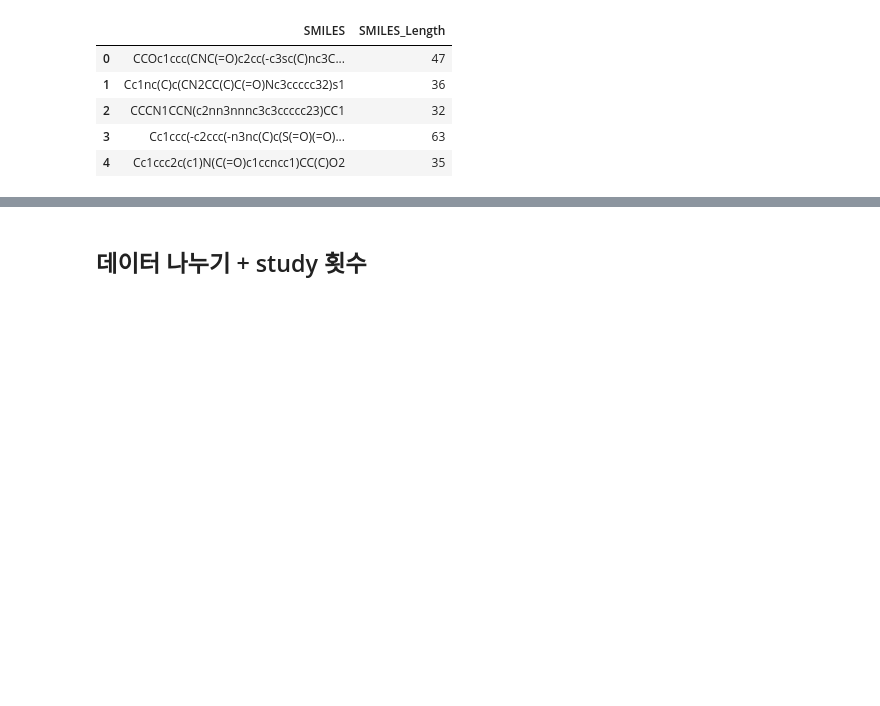
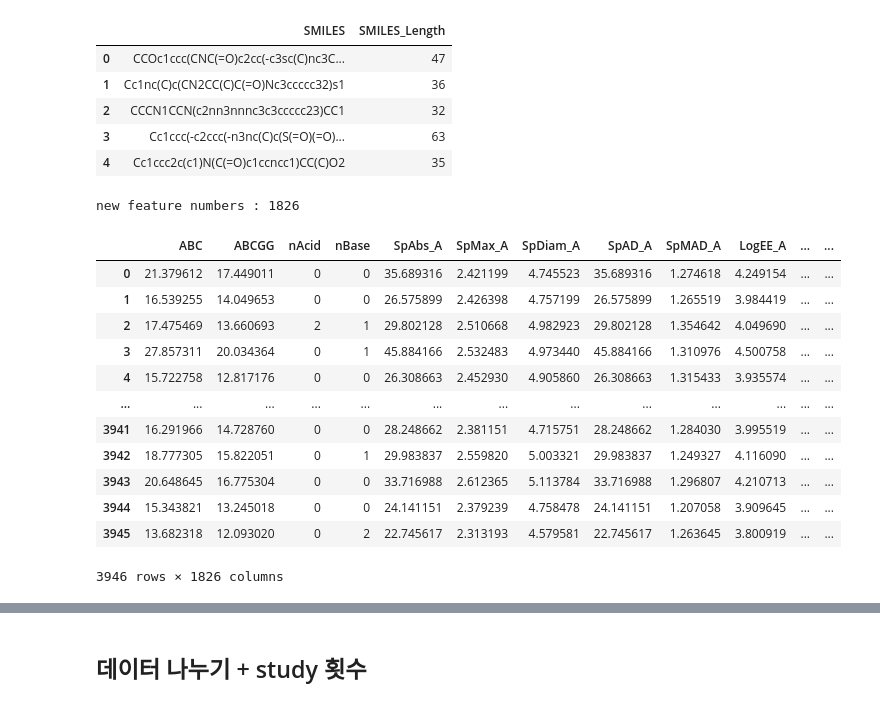
Before and after one commit to AnMyeongGyu/dacon_new_drug, a Jupyter notebook: 03_xgboost_more_feature.ipynb, the cells around one changed output, grey strips where cells are left out. Cells and saved outputs as stored; diff of their text form; code cells hidden in the pictures; blank space fills up the shorter version.

```diff
--- a/03_xgboost_more_feature.ipynb
+++ b/03_xgboost_more_feature.ipynb
@@ -422,3 +426,27 @@ df_total[['SMILES', 'SMILES_Length']].head()
 | 2 | CCCN1CCN(c2nn3nnnc3c3ccccc23)CC1 | 32 |
 | 3 | Cc1ccc(-c2ccc(-n3nc(C)c(S(=O)(=O)... | 63 |
 | 4 | Cc1ccc2c(c1)N(C(=O)c1ccncc1)CC(C)O2 | 35 |
+# %%
+# 2D and 3D features
+from mordred import Calculator, descriptors
+
+calc = Calculator(descriptors, ignore_3D=False)
+print(f'new feature numbers : {len(calc.descriptors)}')
+
+total_mordred = calc.pandas([Chem.MolFromSmiles(x) for x in df_total.SMILES])
+total_mordred
+# %% [output]
+new feature numbers : 1826
+|  | ABC | ABCGG | nAcid | nBase | SpAbs_A | SpMax_A | SpDiam_A | SpAD_A | SpMAD_A | LogEE_A | ... | ... |
+| 0 | 21.379612 | 17.449011 | 0 | 0 | 35.689316 | 2.421199 | 4.745523 | 35.689316 | 1.274618 | 4.249154 | ... | ... |
+| 1 | 16.539255 | 14.049653 | 0 | 0 | 26.575899 | 2.426398 | 4.757199 | 26.575899 | 1.265519 | 3.984419 | ... | ... |
+| 2 | 17.475469 | 13.660693 | 2 | 1 | 29.802128 | 2.510668 | 4.982923 | 29.802128 | 1.354642 | 4.049690 | ... | ... |
+| 3 | 27.857311 | 20.034364 | 0 | 1 | 45.884166 | 2.532483 | 4.973440 | 45.884166 | 1.310976 | 4.500758 | ... | ... |
+| 4 | 15.722758 | 12.817176 | 0 | 0 | 26.308663 | 2.452930 | 4.905860 | 26.308663 | 1.315433 | 3.935574 | ... | ... |
+| ... | ... | ... | ... | ... | ... | ... | ... | ... | ... | ... | ... | ... |
+| 3941 | 16.291966 | 14.728760 | 0 | 0 | 28.248662 | 2.381151 | 4.715751 | 28.248662 | 1.284030 | 3.995519 | ... | ... |
+| 3942 | 18.777305 | 15.822051 | 0 | 1 | 29.983837 | 2.559820 | 5.003321 | 29.983837 | 1.249327 | 4.116090 | ... | ... |
+| 3943 | 20.648645 | 16.775304 | 0 | 0 | 33.716988 | 2.612365 | 5.113784 | 33.716988 | 1.296807 | 4.210713 | ... | ... |
+| 3944 | 15.343821 | 13.245018 | 0 | 0 | 24.141151 | 2.379239 | 4.758478 | 24.141151 | 1.207058 | 3.909645 | ... | ... |
+| 3945 | 13.682318 | 12.093020 | 0 | 2 | 22.745617 | 2.313193 | 4.579581 | 22.745617 | 1.263645 | 3.800919 | ... | ... |
+3946 rows × 1826 columns
```
Also changed, not shown: parts of 27 cells of this notebook, 3 other files.
